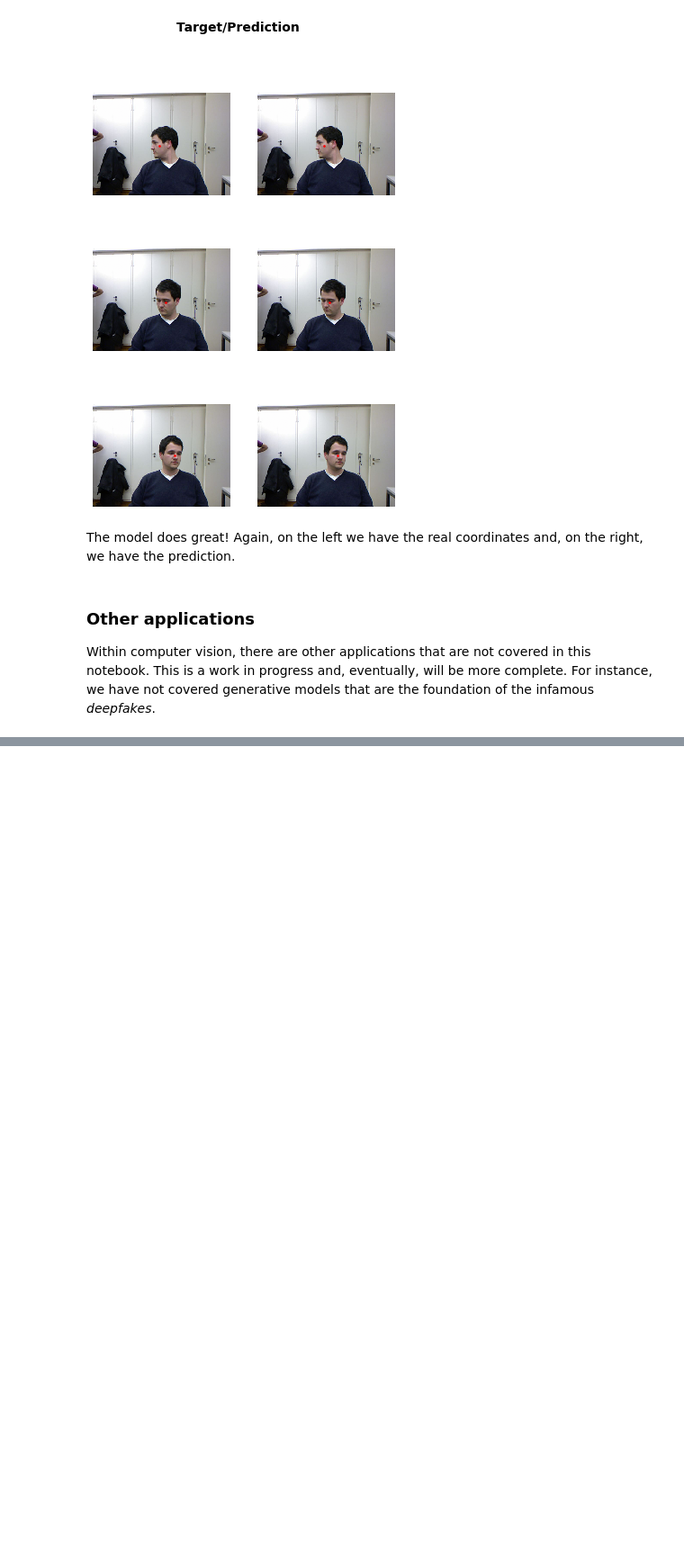
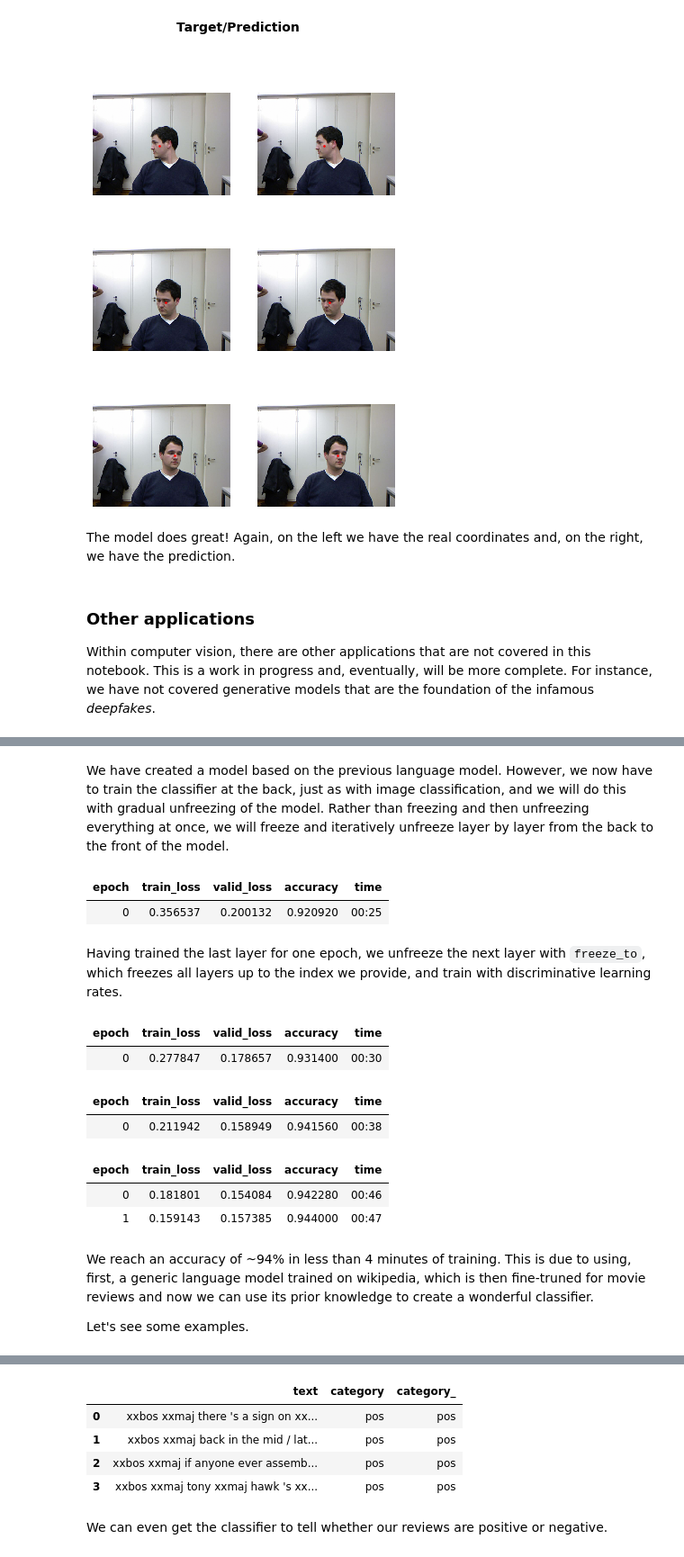
Before and after one commit to BorjaRequena/ML_applications, a Jupyter notebook: 00_core.ipynb, the cells around one changed output, grey strips where cells are left out. Shown at 90% size. Cells and saved outputs as stored; diff of their text form; code cells hidden in the pictures; blank space fills up the shorter version.

```diff
--- a/00_core.ipynb
+++ b/00_core.ipynb
@@ -320,0 +467,36 @@ Within computer vision, there are other applications that are not covered in thi
+# %% [markdown]
+We have created a model based on the previous language model. However, we now have to train the classifier at the back, just as with image classification, and we will do this with gradual unfreezing of the model. Rather than freezing and then unfreezing everything at once, we will freeze and iteratively unfreeze layer by layer from the back to the front of the model.
+# %%
+learn.fit_one_cycle(1, 2e-2)
+# %% [output]
+| epoch | train_loss | valid_loss | accuracy | time |
+| 0 | 0.356537 | 0.200132 | 0.920920 | 00:25 |
+# %% [markdown]
+Having trained the last layer for one epoch, we unfreeze the next layer with `freeze_to`, which freezes all layers up to the index we provide, and train with discriminative learning rates.
+# %%
+learn.freeze_to(-2)
+learn.fit_one_cycle(1, slice(1e-2/(2.6**4), 1e-2))
+# %% [output]
+| epoch | train_loss | valid_loss | accuracy | time |
+| 0 | 0.277847 | 0.178657 | 0.931400 | 00:30 |
+# %%
+learn.freeze_to(-3)
+learn.fit_one_cycle(1, slice(5e-3/(2.6**4), 5e-3))
+# %% [output]
+| epoch | train_loss | valid_loss | accuracy | time |
+| 0 | 0.211942 | 0.158949 | 0.941560 | 00:38 |
+# %%
+learn.unfreeze()
+learn.fit_one_cycle(2, slice(1e-3/(2.6**4), 1e-3))
+# %% [output]
+| epoch | train_loss | valid_loss | accuracy | time |
+| 0 | 0.181801 | 0.154084 | 0.942280 | 00:46 |
+| 1 | 0.159143 | 0.157385 | 0.944000 | 00:47 |
+# %% [markdown]
+We reach an accuracy of ~94% in less than 4 minutes of training. This is due to using, first, a generic language model trained on wikipedia, which is then fine-truned for movie reviews and now we can use its prior knowledge to create a wonderful classifier.
+
+Let's see some examples.
+# %%
+#collapse_input closed
+learn.show_results(max_n=4)
+# %% [output]
@@ -320,0 +504,7 @@ Within computer vision, there are other applications that are not covered in thi
+|  | text | category | category_ |
+| 0 | xxbos xxmaj there 's a sign on xx... | pos | pos |
+| 1 | xxbos xxmaj back in the mid / lat... | pos | pos |
+| 2 | xxbos xxmaj if anyone ever assemb... | pos | pos |
+| 3 | xxbos xxmaj tony xxmaj hawk 's xx... | pos | pos |
+# %% [markdown]
+We can even get the classifier to tell whether our reviews are positive or negative.
```
Also changed, not shown: parts of 51 cells of this notebook, 4 other files.
